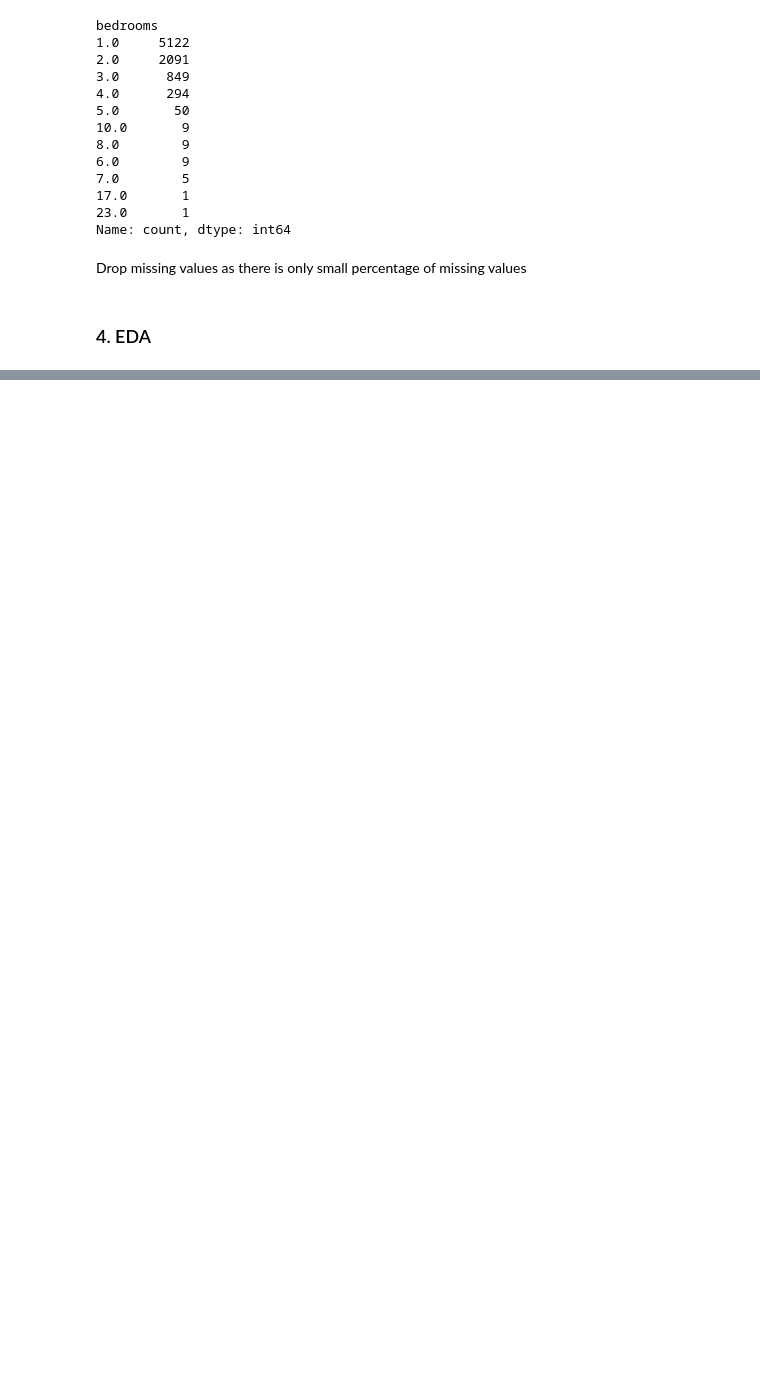
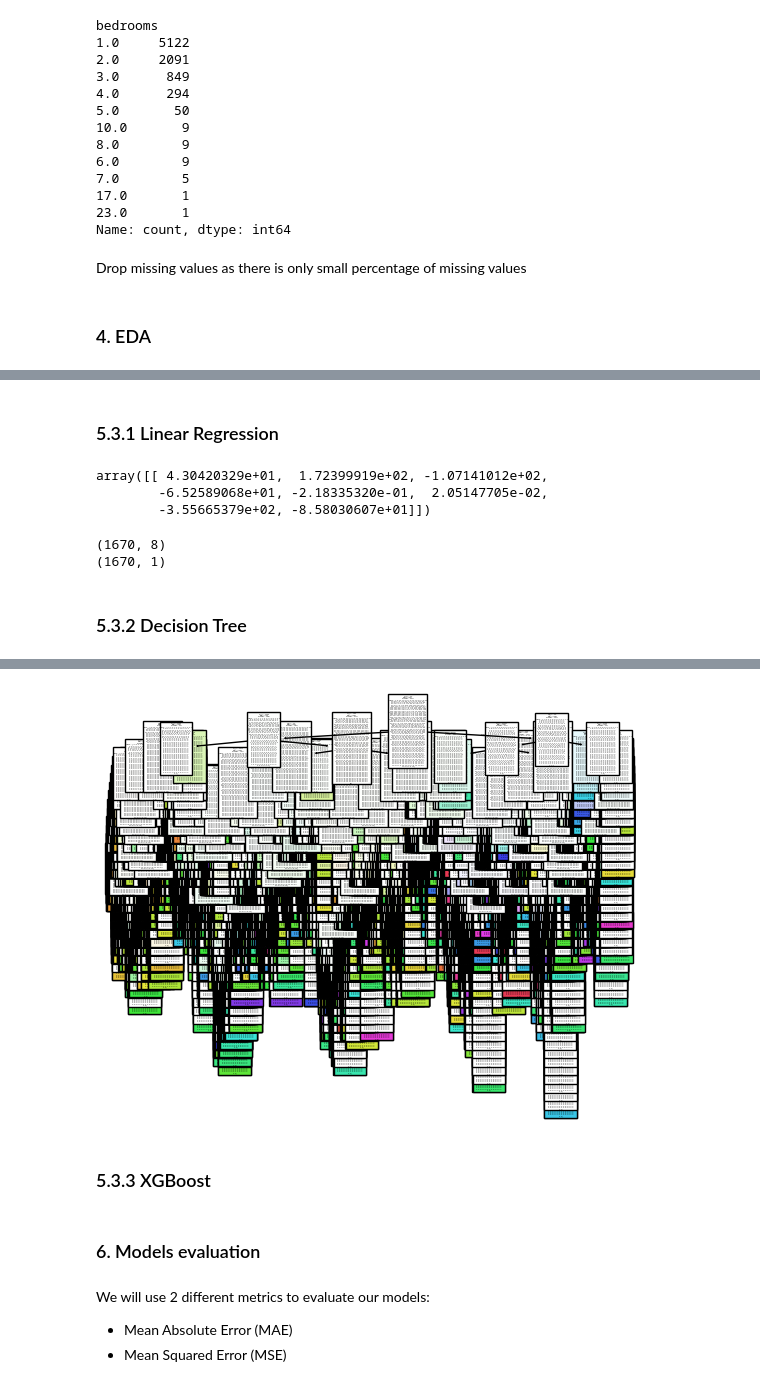
Before and after one commit to kw10-uw/DataScienceJungle, a Jupyter notebook: Regression_Airbnb/Regression.ipynb, the cells around one changed output, grey strips where cells are left out. Cells and saved outputs as stored; diff of their text form; code cells hidden in the pictures; blank space fills up the shorter version.

```diff
--- a/Regression_Airbnb/Regression.ipynb
+++ b/Regression_Airbnb/Regression.ipynb
@@ -259,0 +289,9 @@ result.dropna(inplace=True)
+# %%
+final_columns = ['accommodates',
+                'amsterdam', 'rotterdam', 'hague', 'number_of_reviews',
+                  'host_listings_count', 'latitude', 'longitude']
+# %%
+X = result.loc[: , final_columns]
+y = result.loc[:,  ["price"]]
+# %%
+X_train, X_test, y_train, y_test = train_test_split(X,y, test_size=0.2, random_state=42)
@@ -259,0 +312,17 @@ result.dropna(inplace=True)
+# %% [markdown]
+### 5.3.1 Linear Regression
+# %%
+reg = LinearRegression()
+reg.fit(X_train, y_train)
+reg.score(X_test, y_test)
+reg.coef_
+# %% [output]
+array([[ 4.30420329e+01,  1.72399919e+02, -1.07141012e+02,
+        -6.52589068e+01, -2.18335320e-01,  2.05147705e-02,
+        -3.55665379e+02, -8.58030607e+01]])
+# %%
+print(X_test.shape)
+print(y_test.shape)
+# %% [output]
+(1670, 8)
+(1670, 1)
@@ -259,0 +331,9 @@ result.dropna(inplace=True)
+# %% [markdown]
+### 5.3.2 Decision Tree
+# %%
+from sklearn import tree
+from sklearn.tree import DecisionTreeClassifier
+
+dtree = DecisionTreeClassifier()
+dtree.fit(X_train, y_train)
+# %% [output]
@@ -259,0 +357 @@ result.dropna(inplace=True)
+[figure, added]
@@ -259,0 +360,2 @@ result.dropna(inplace=True)
+# %% [markdown]
+### 5.3.3 XGBoost
@@ -259,0 +369,6 @@ result.dropna(inplace=True)
+# %% [markdown]
+### 6. Models evaluation
+# %% [markdown]
+We will use 2 different metrics to evaluate our models:
+- Mean Absolute Error (MAE)
+- Mean Squared Error (MSE)
```
Also changed, not shown: parts of 24 cells of this notebook.
